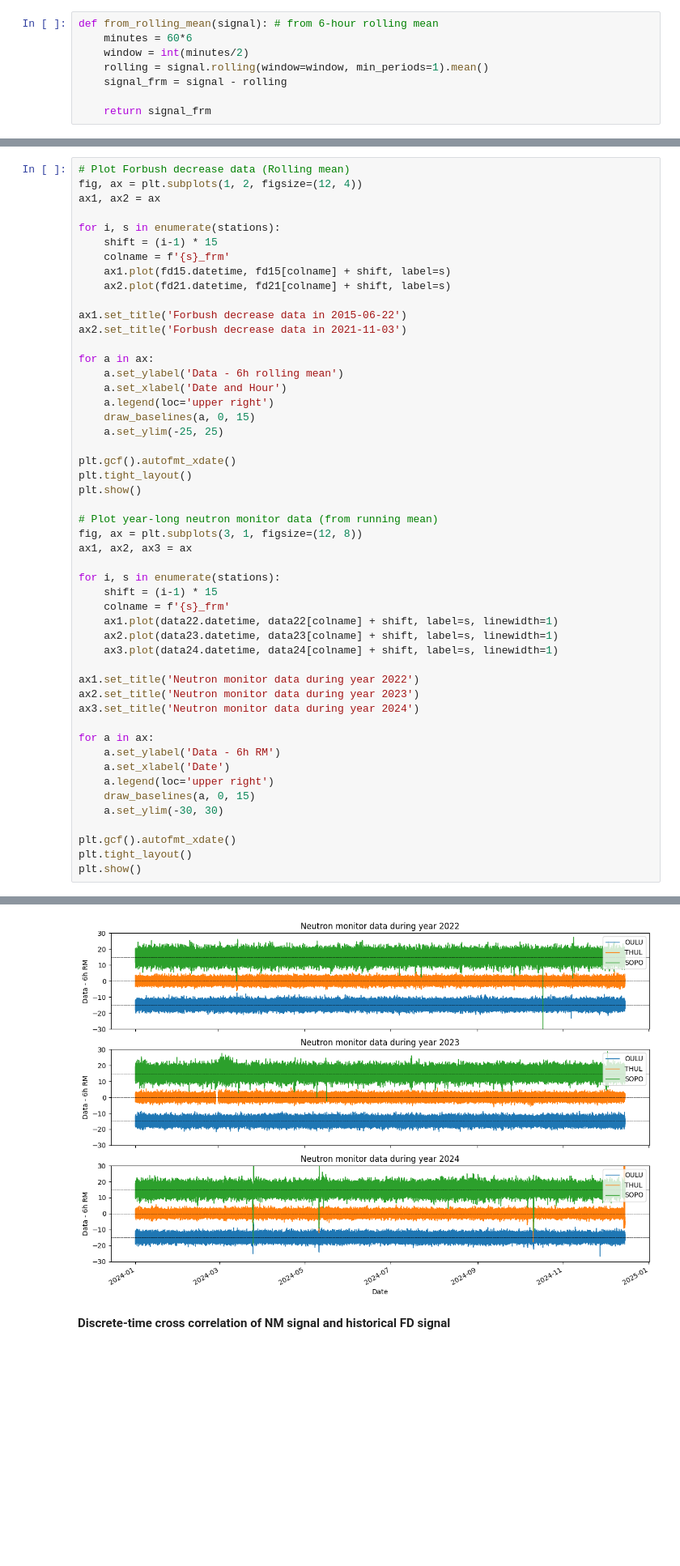
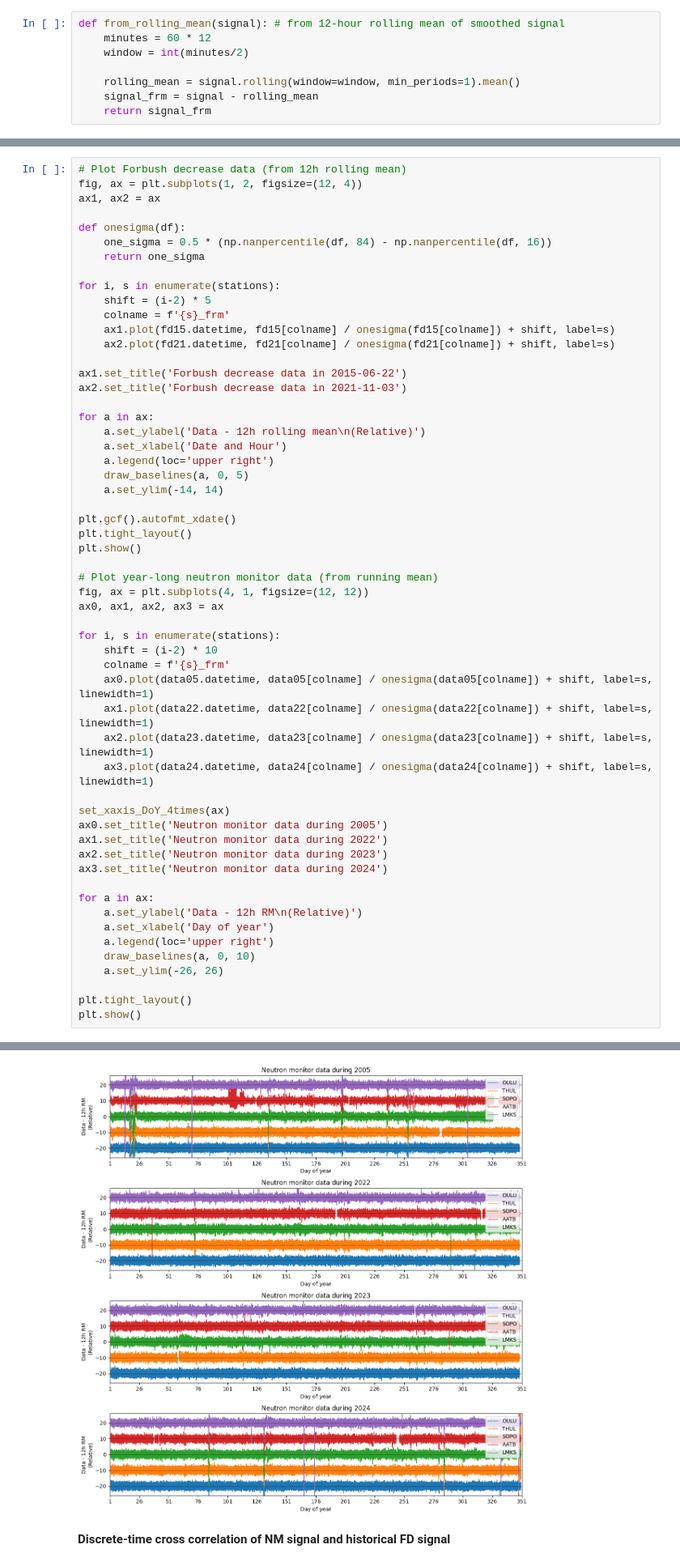
Before and after one commit to chatdanai-s/nmdb-FD-CCF, a Jupyter notebook: 6505066_SIP_PROJECT.ipynb, the cells around one changed output, grey strips where cells are left out. Shown at 81% size. Cells and saved outputs as stored; diff of their text form; blank space fills up the shorter version.

```diff
--- a/6505066_SIP_PROJECT.ipynb
+++ b/6505066_SIP_PROJECT.ipynb
@@ -114,9 +170,9 @@ Noise and long-term signal movement removal with running mean calculations
 # %%
-def from_rolling_mean(signal): # from 6-hour rolling mean
-    minutes = 60*6
+def from_rolling_mean(signal): # from 12-hour rolling mean of smoothed signal
+    minutes = 60 * 12
     window = int(minutes/2)
-    rolling = signal.rolling(window=window, min_periods=1).mean()
-    signal_frm = signal - rolling
 
+    rolling_mean = signal.rolling(window=window, min_periods=1).mean()
+    signal_frm = signal - rolling_mean
     return signal_frm
 # %%
@@ -124,53 +181,59 @@ for df in dataframes:
     for s in stations:
         df[f'{s}_frm'] = from_rolling_mean(df[s])
 # %%
-# Plot Forbush decrease data (Rolling mean)
+# Plot Forbush decrease data (from 12h rolling mean)
 fig, ax = plt.subplots(1, 2, figsize=(12, 4))
 ax1, ax2 = ax
 
+def onesigma(df):
+    one_sigma = 0.5 * (np.nanpercentile(df, 84) - np.nanpercentile(df, 16))
+    return one_sigma
+
 for i, s in enumerate(stations):
-    shift = (i-1) * 15
+    shift = (i-2) * 5
     colname = f'{s}_frm'
-    ax1.plot(fd15.datetime, fd15[colname] + shift, label=s)
-    ax2.plot(fd21.datetime, fd21[colname] + shift, label=s)
+    ax1.plot(fd15.datetime, fd15[colname] / onesigma(fd15[colname]) + shift, label=s)
+    ax2.plot(fd21.datetime, fd21[colname] / onesigma(fd21[colname]) + shift, label=s)
 
 ax1.set_title('Forbush decrease data in 2015-06-22')
 ax2.set_title('Forbush decrease data in 2021-11-03')
 
 for a in ax:
-    a.set_ylabel('Data - 6h rolling mean')
+    a.set_ylabel('Data - 12h rolling mean\n(Relative)')
     a.set_xlabel('Date and Hour')
     a.legend(loc='upper right')
-    draw_baselines(a, 0, 15)
-    a.set_ylim(-25, 25)
+    draw_baselines(a, 0, 5)
+    a.set_ylim(-14, 14)
 
 plt.gcf().autofmt_xdate()
 plt.tight_layout()
 plt.show()
 
 # Plot year-long neutron monitor data (from running mean)
-fig, ax = plt.subplots(3, 1, figsize=(12, 8))
-ax1, ax2, ax3 = ax
+fig, ax = plt.subplots(4, 1, figsize=(12, 12))
+ax0, ax1, ax2, ax3 = ax
 
 for i, s in enumerate(stations):
-    shift = (i-1) * 15
+    shift = (i-2) * 10
     colname = f'{s}_frm'
-    ax1.plot(data22.datetime, data22[colname] + shift, label=s, linewidth=1)
-    ax2.plot(data23.datetime, data23[colname] + shift, label=s, linewidth=1)
-    ax3.plot(data24.datetime, data24[colname] + shift, label=s, linewidth=1)
+    ax0.plot(data05.datetime, data05[colname] / onesigma(data05[colname]) + shift, label=s, linewidth=1)
+    ax1.plot(data22.datetime, data22[colname] / onesigma(data22[colname]) + shift, label=s, linewidth=1)
+    ax2.plot(data23.datetime, data23[colname] / onesigma(data23[colname]) + shift, label=s, linewidth=1)
+    ax3.plot(data24.datetime, data24[colname] / onesigma(data24[colname]) + shift, label=s, linewidth=1)
 
-ax1.set_title('Neutron monitor data during year 2022')
-ax2.set_title('Neutron monitor data during year 2023')
-ax3.set_title('Neutron monitor data during year 2024')
+set_xaxis_DoY_4times(ax)
+ax0.set_title('Neutron monitor data during 2005')
+ax1.set_title('Neutron monitor data during 2022')
+ax2.set_title('Neutron monitor data during 2023')
+ax3.set_title('Neutron monitor data during 2024')
 
 for a in ax:
-    a.set_ylabel('Data - 6h RM')
-    a.set_xlabel('Date')
+    a.set_ylabel('Data - 12h RM\n(Relative)')
+    a.set_xlabel('Day of year')
     a.legend(loc='upper right')
-    draw_baselines(a, 0, 15)
-    a.set_ylim(-30, 30)
+    draw_baselines(a, 0, 10)
+    a.set_ylim(-26, 26)
 
-plt.gcf().autofmt_xdate()
 plt.tight_layout()
 plt.show()
 # %% [output]
@@ -178,4 +241,4 @@ plt.show()
-[figure, old version]
+[figure, new version]
 # %% [markdown]
 **Discrete-time cross correlation of NM signal and historical FD signal**
 # %%
```
Also changed, not shown: parts of 11 cells of this notebook, 4 other files.
